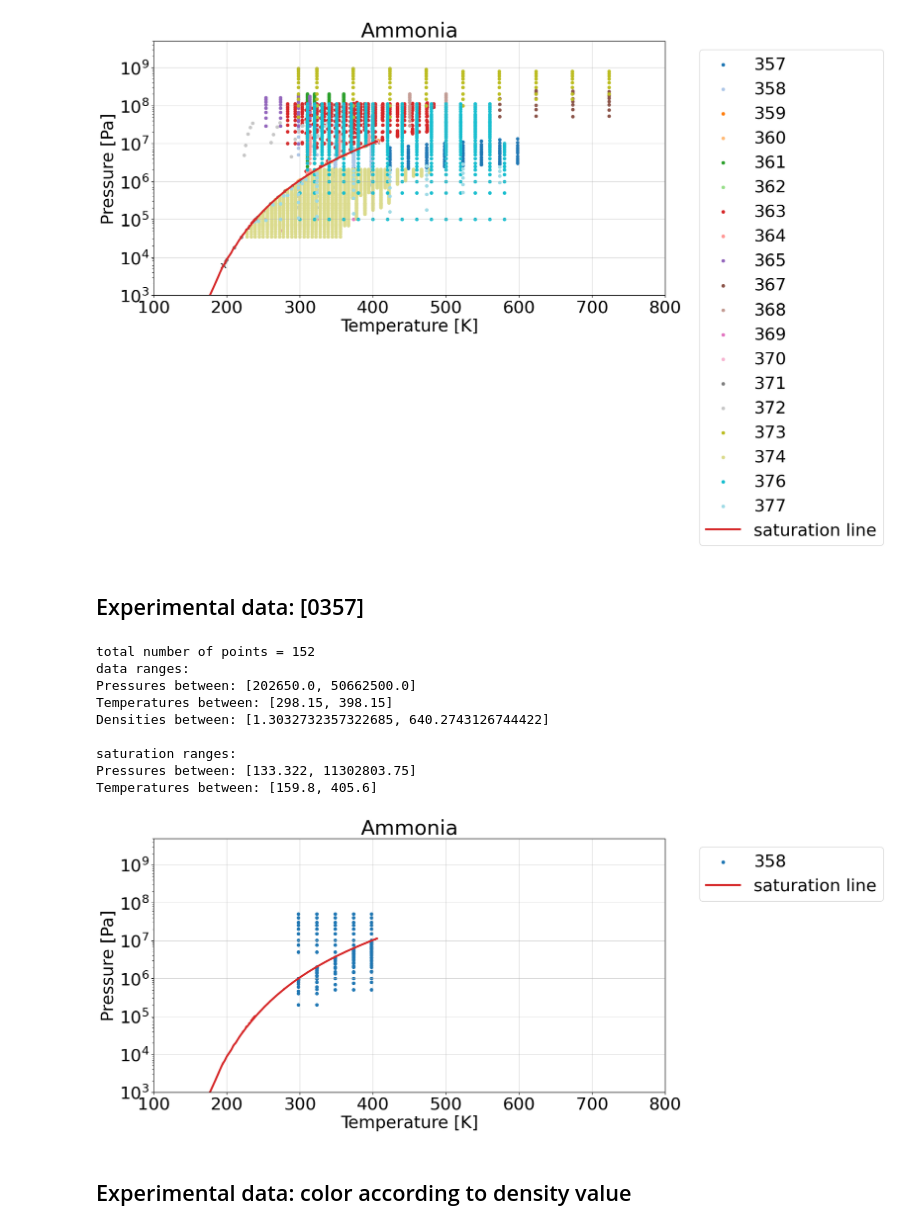
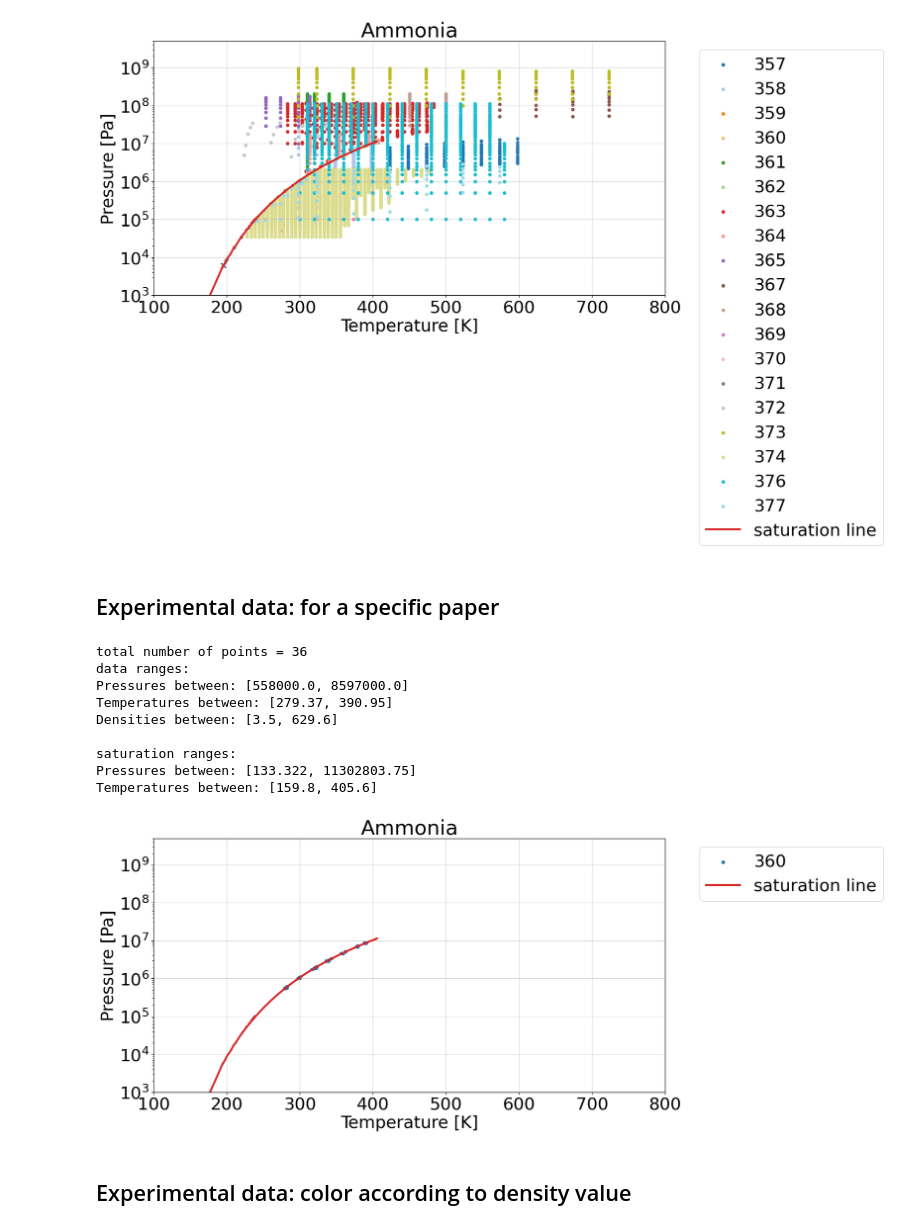
Before and after one commit to CatDN/mordu, a Jupyter notebook: ammonia.ipynb, the cells around one changed output. Drawn from its saved outputs; the diff is of its cells as text; code cells hidden in the pictures.

```diff
--- a/ammonia.ipynb
+++ b/ammonia.ipynb
@@ -82,7 +82,7 @@ Pressures between: [133.322, 11302803.75]
 Temperatures between: [159.8, 405.6]
 [figure]
 # %% [markdown]
-## Experimental data: [0357]
+## Experimental data: for a specific paper
 # %%
 #09/01/2025
 import pandas as pd
@@ -98,7 +98,7 @@ plt.rcParams.update({'font.size': 20*1.3})
 plt.rcParams['figure.facecolor'] = "white"
 
 #data
-paper = 358
+paper = 360
 df = pd.read_excel("dataframes/ammonia_density.xlsx")
 df = df[df["Paper"]==paper]
 
@@ -123,38 +123,38 @@ print("")
 
 #the papers
 papers = df["Paper"].unique()
 
 #colors for plot
 cmap = plt.get_cmap("tab20")
 number = len(papers)
 colors = [cmap(i) for i in np.linspace(0, 1, number)]
 
 #plotting
 fig, ax = plt.subplots()
 points = df.loc[df["Paper"]==paper]
 
 pressure = points["P"]
 temperature = points["T"]
 
 ax.scatter(temperature, pressure, s= 20, label =paper)
 
 ax.plot(saturation_temperature, saturation_pressure, color="tab:red", linewidth=3, alpha=1, label="saturation line")
 ax.set(yscale="log", ylabel="Pressure [Pa]", xlabel="Temperature [K]", ylim = (1e3,5e9), xlim = (100, 800), title="Ammonia")
 
 ax.legend(loc="upper left", bbox_to_anchor=(1.05,1))
 ax.grid(alpha=0.5)
 plt.show()
 # %% [output]
-total number of points = 152
+total number of points = 36
 data ranges:
-Pressures between: [202650.0, 50662500.0]
-Temperatures between: [298.15, 398.15]
-Densities between: [1.3032732357322685, 640.2743126744422]
+Pressures between: [558000.0, 8597000.0]
+Temperatures between: [279.37, 390.95]
+Densities between: [3.5, 629.6]
 
 saturation ranges:
 Pressures between: [133.322, 11302803.75]
 Temperatures between: [159.8, 405.6]
-[figure, old version]
+[figure, new version]
 # %% [markdown]
 ## Experimental data: color according to density value
 # %%
```
Also changed, not shown: 5 other files.
